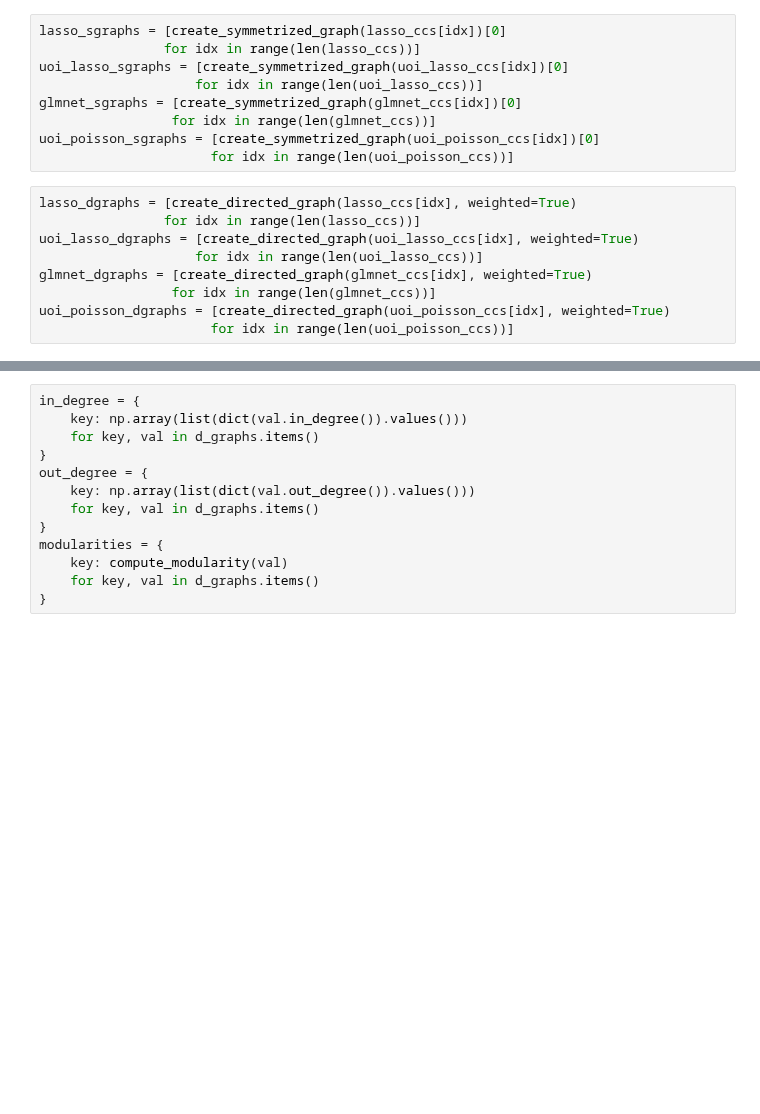
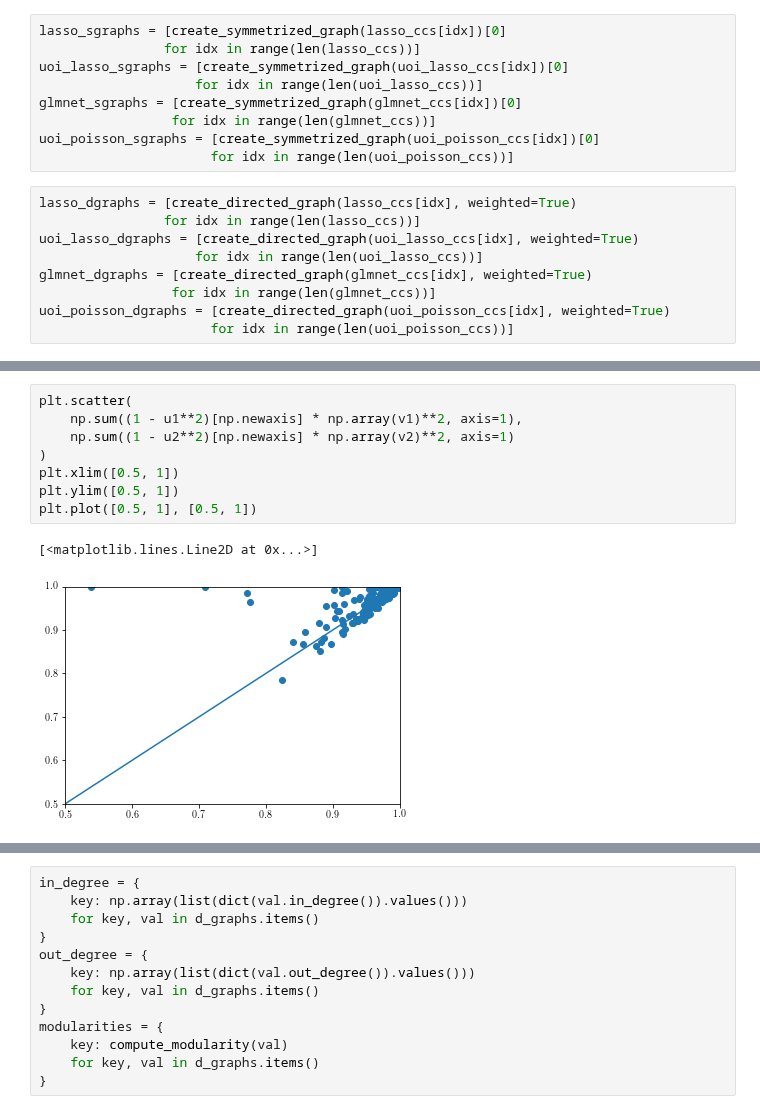
Before and after one commit to BouchardLab/neuroinference, a Jupyter notebook: notebooks/coupling/graph_analysis.ipynb, the cells around one changed output, grey strips where cells are left out. Saved outputs shown, nothing was run; the diff lists cells and outputs as text; blank space fills up the shorter version.

```diff
--- a/notebooks/coupling/graph_analysis.ipynb
+++ b/notebooks/coupling/graph_analysis.ipynb
@@ -94,0 +224,11 @@ d_graphs = {
+# %%
+plt.scatter(
+    np.sum((1 - u1**2)[np.newaxis] * np.array(v1)**2, axis=1),
+    np.sum((1 - u2**2)[np.newaxis] * np.array(v2)**2, axis=1)
+)
+plt.xlim([0.5, 1])
+plt.ylim([0.5, 1])
+plt.plot([0.5, 1], [0.5, 1])
+# %% [output]
+[<matplotlib.lines.Line2D at 0x...>]
+[figure, added]
```
Also changed, not shown: parts of 29 cells of this notebook, 2 other files.
